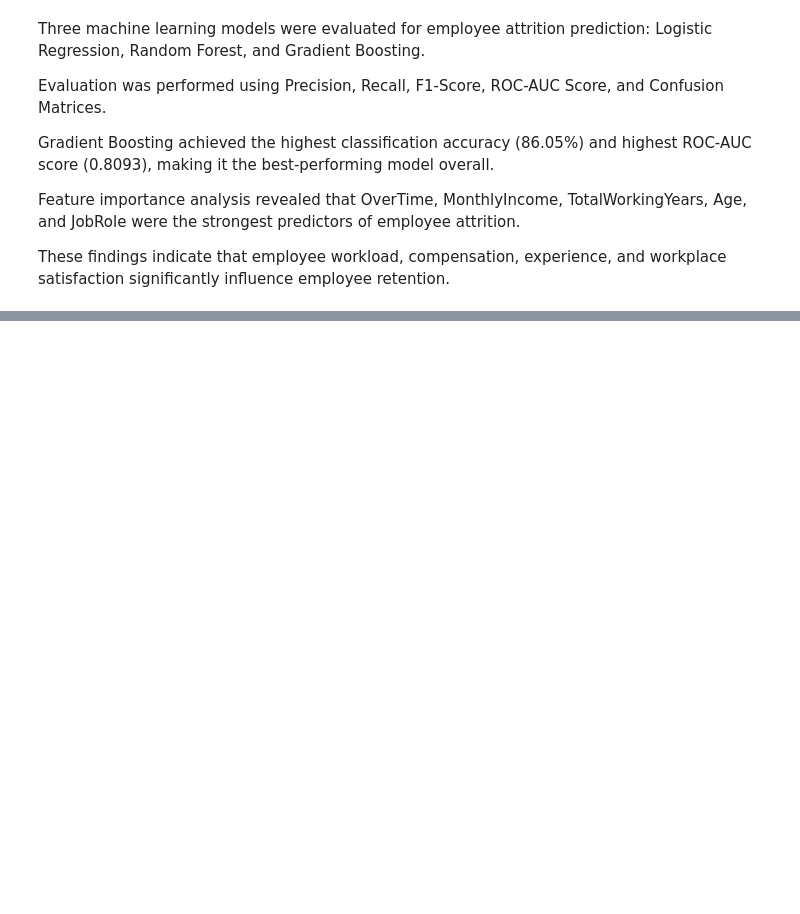
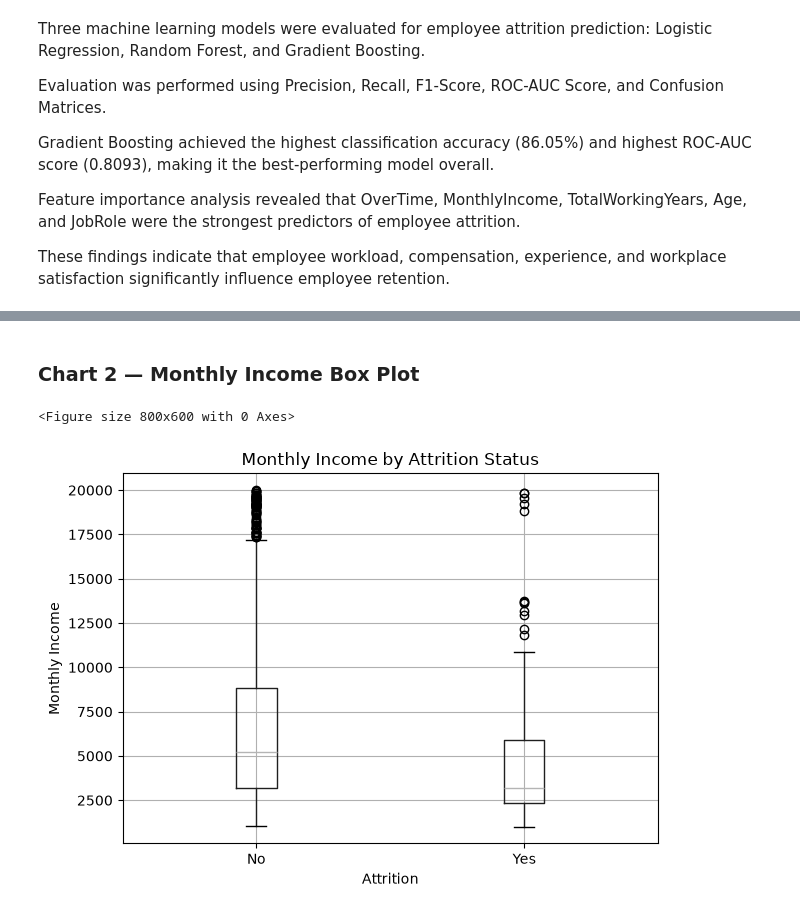
Before and after one commit to karun-16/EmployeeAttrition_Karunya, a Jupyter notebook: analysis.ipynb, the cells around one changed output, grey strips where cells are left out. Drawn from its saved outputs; the diff is of its cells as text; code cells hidden in the pictures; blank space fills up the shorter version.

```diff
--- a/analysis.ipynb
+++ b/analysis.ipynb
@@ -1195,0 +1238,27 @@ These findings indicate that employee workload, compensation, experience, and wo
+# %% [markdown]
+### Chart 2 — Monthly Income Box Plot
+# %%
+plt.figure(figsize=(8,6))
+
+df.boxplot(
+    column="MonthlyIncome",
+    by="Attrition"
+)
+
+plt.title("Monthly Income by Attrition Status")
+plt.suptitle("")
+
+plt.xlabel("Attrition")
+plt.ylabel("Monthly Income")
+
+plt.tight_layout()
+
+plt.savefig(
+    "charts/attrition_income_boxplot.png",
+    bbox_inches="tight"
+)
+
+plt.show()
+# %% [output]
+<Figure size 800x600 with 0 Axes>
+[figure, added]
```
Also changed, not shown: parts of 9 cells of this notebook, 3 other files.
